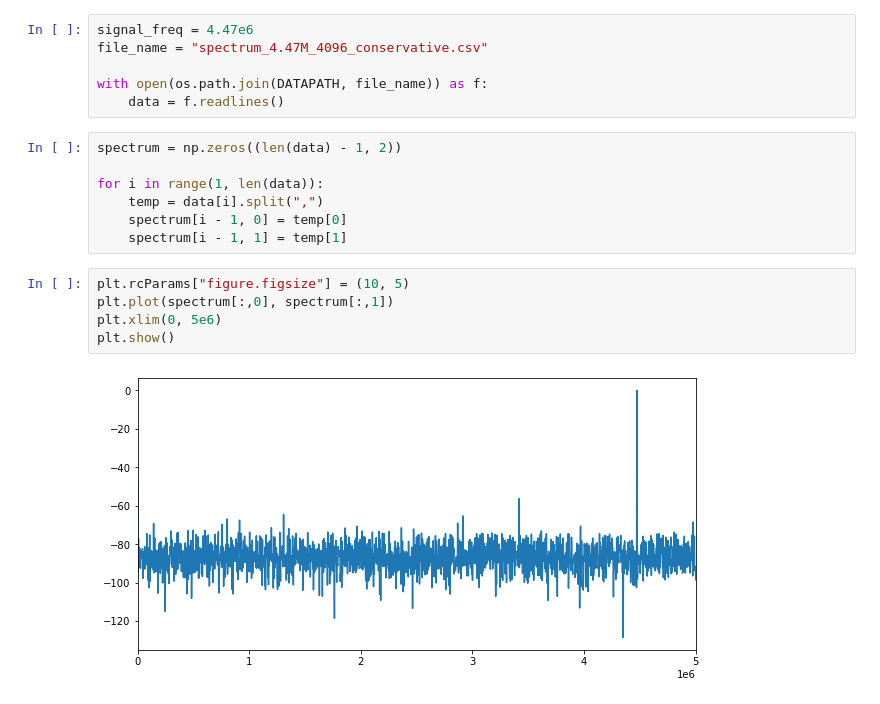
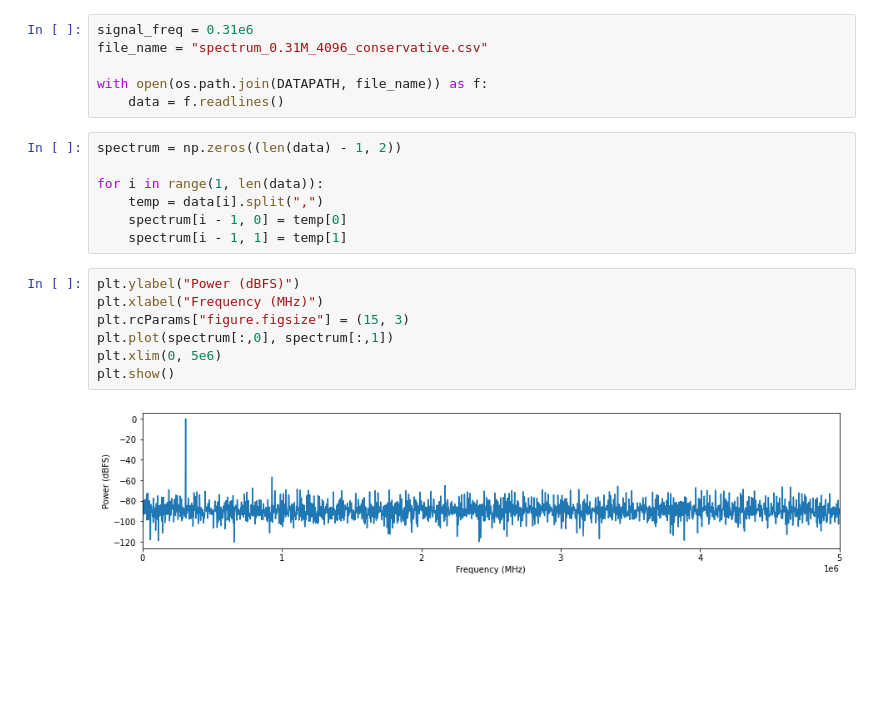
Before and after one commit to delight457/circuit_measurements, a Jupyter notebook: noise_measurement.ipynb, the cells around one changed output. Saved outputs shown, nothing was run; the diff lists cells and outputs as text; blank space fills up the shorter version.

```diff
--- a/noise_measurement.ipynb
+++ b/noise_measurement.ipynb
@@ -11,8 +11,8 @@ print(os.listdir(DATAPATH))
 # %% [output]
 ['INL_ideal_SW_ideal_CDAC.csv', 'sine_4.4725M_mismatch_1.csv', 'spectrum_4.91M_4096.csv', 'sine_4.4725M_2048.csv', 'spectrum_12.49M_4096.csv', 'INL_TG_ideal_CDAC.csv', 'out (1).csv', 'spectrum_4.47M_4 ...
 # %%
-signal_freq = 4.47e6
-file_name = "spectrum_4.47M_4096_conservative.csv"
+signal_freq = 0.31e6
+file_name = "spectrum_0.31M_4096_conservative.csv"
 
 with open(os.path.join(DATAPATH, file_name)) as f:
     data = f.readlines()
@@ -24,12 +24,14 @@ for i in range(1, len(data)):
     spectrum[i - 1, 0] = temp[0]
     spectrum[i - 1, 1] = temp[1]
 # %%
-plt.rcParams["figure.figsize"] = (10, 5)
+plt.ylabel("Power (dBFS)")
+plt.xlabel("Frequency (MHz)")
+plt.rcParams["figure.figsize"] = (15, 3)
 plt.plot(spectrum[:,0], spectrum[:,1])
 plt.xlim(0, 5e6)
 plt.show()
 # %% [output]
-[figure, old version]
+[figure, new version]
 # %%
 freq_resolution = 2.5e3
 
```
Also changed, not shown: parts of 3 cells of this notebook, 2 other files.
